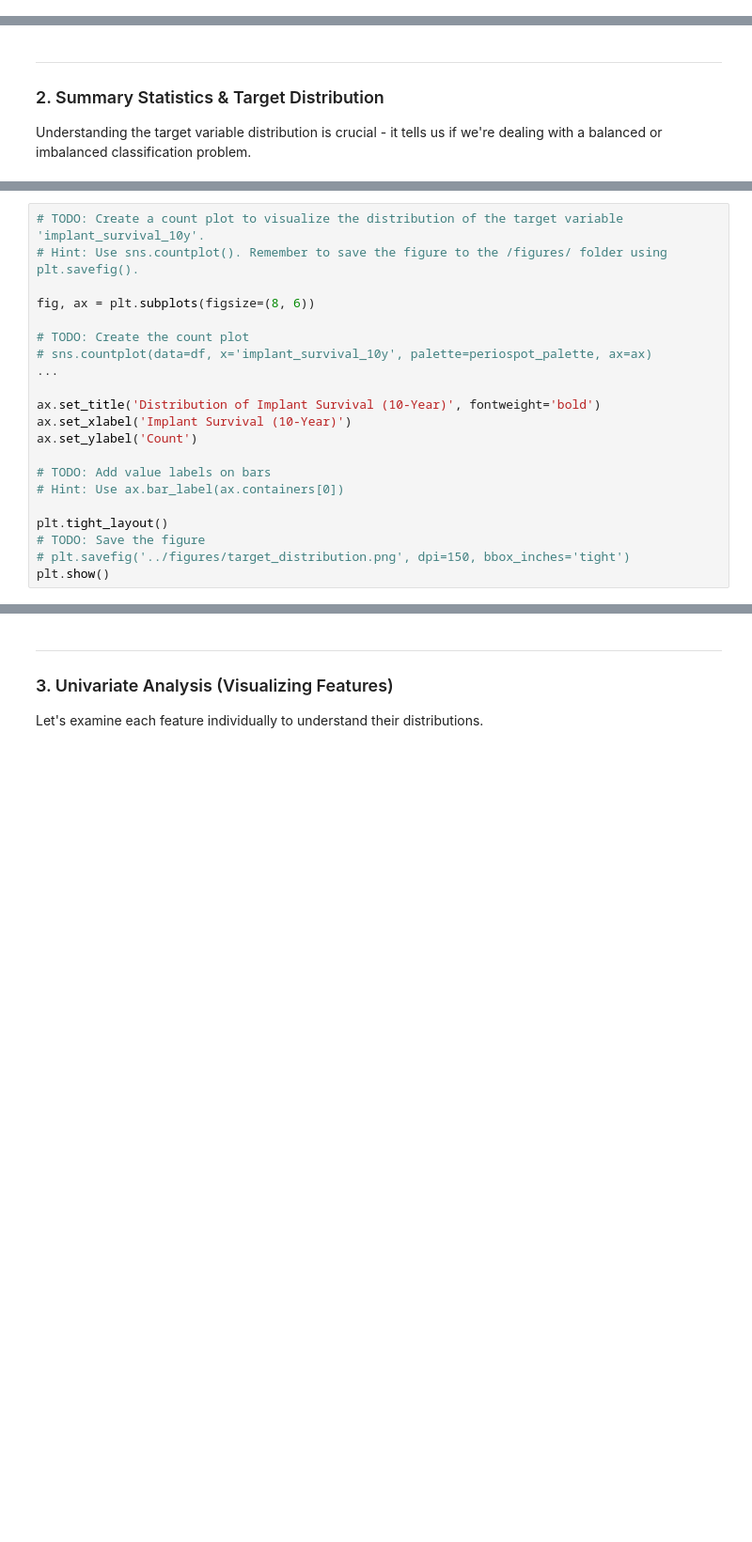
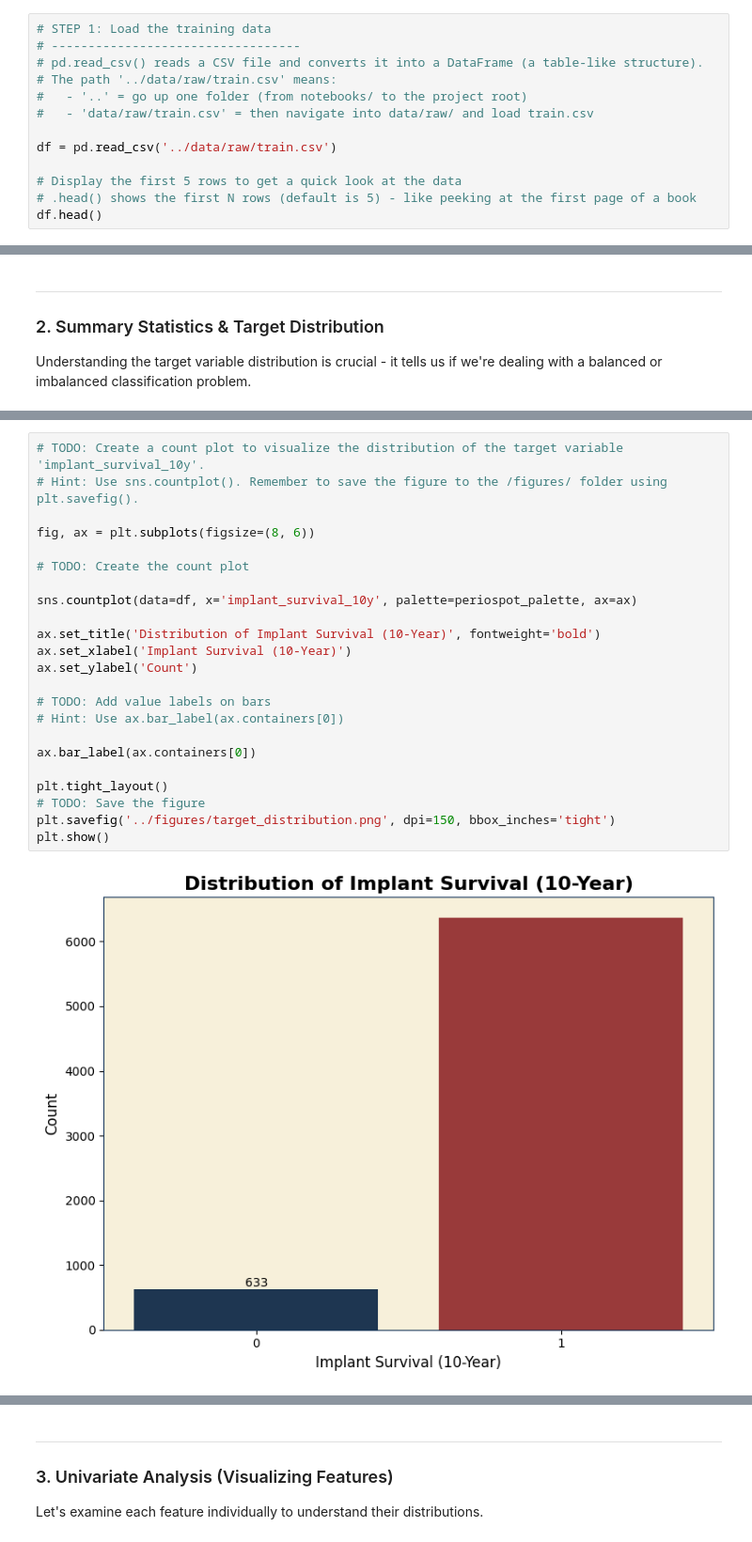
Before and after one commit to Tuminha/Implant-Success-Kaggle-Competition-, a Jupyter notebook: notebooks/01_EDA.ipynb, the cells around one changed output, grey strips where cells are left out. Shown at 94% size. Cells and saved outputs as stored; diff of their text form; blank space fills up the shorter version.

```diff
--- a/notebooks/01_EDA.ipynb
+++ b/notebooks/01_EDA.ipynb
@@ -86,0 +69,13 @@ print(f"Dataset shape: ...")
+# %%
+# STEP 1: Load the training data
+# ----------------------------------
+# pd.read_csv() reads a CSV file and converts it into a DataFrame (a table-like structure).
+# The path '../data/raw/train.csv' means:
+#   - '..' = go up one folder (from notebooks/ to the project root)
+#   - 'data/raw/train.csv' = then navigate into data/raw/ and load train.csv
+
+df = pd.read_csv('../data/raw/train.csv')
+
+# Display the first 5 rows to get a quick look at the data
+# .head() shows the first N rows (default is 5) - like peeking at the first page of a book
+df.head()
@@ -97,24 +208,28 @@ Understanding the target variable distribution is crucial - it tells us if we're
 # %%
 # TODO: Create a count plot to visualize the distribution of the target variable 'implant_survival_10y'.
 # Hint: Use sns.countplot(). Remember to save the figure to the /figures/ folder using plt.savefig().
 
 fig, ax = plt.subplots(figsize=(8, 6))
 
 # TODO: Create the count plot
-# sns.countplot(data=df, x='implant_survival_10y', palette=periospot_palette, ax=ax)
-...
+
+sns.countplot(data=df, x='implant_survival_10y', palette=periospot_palette, ax=ax)
 
 ax.set_title('Distribution of Implant Survival (10-Year)', fontweight='bold')
 ax.set_xlabel('Implant Survival (10-Year)')
 ax.set_ylabel('Count')
 
 # TODO: Add value labels on bars
 # Hint: Use ax.bar_label(ax.containers[0])
 
+ax.bar_label(ax.containers[0])
+
 plt.tight_layout()
 # TODO: Save the figure
-# plt.savefig('../figures/target_distribution.png', dpi=150, bbox_inches='tight')
+plt.savefig('../figures/target_distribution.png', dpi=150, bbox_inches='tight')
 plt.show()
+# %% [output]
+[figure, added]
 # %%
 # TODO: Calculate the percentage of each class in the target variable.
 # Hint: Use df['implant_survival_10y'].value_counts(normalize=True) * 100
```
Also changed, not shown: parts of 22 cells of this notebook, 8 other files.
